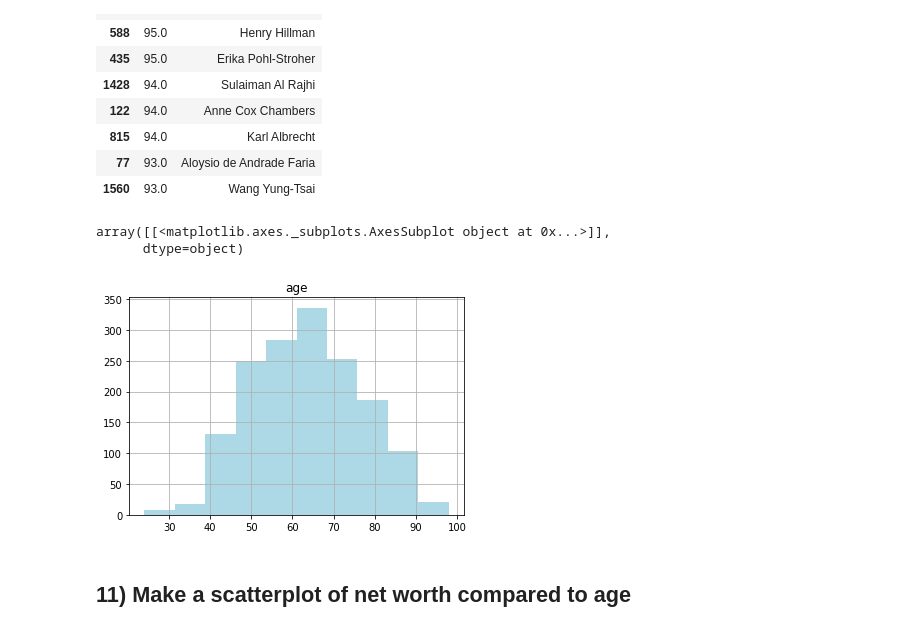
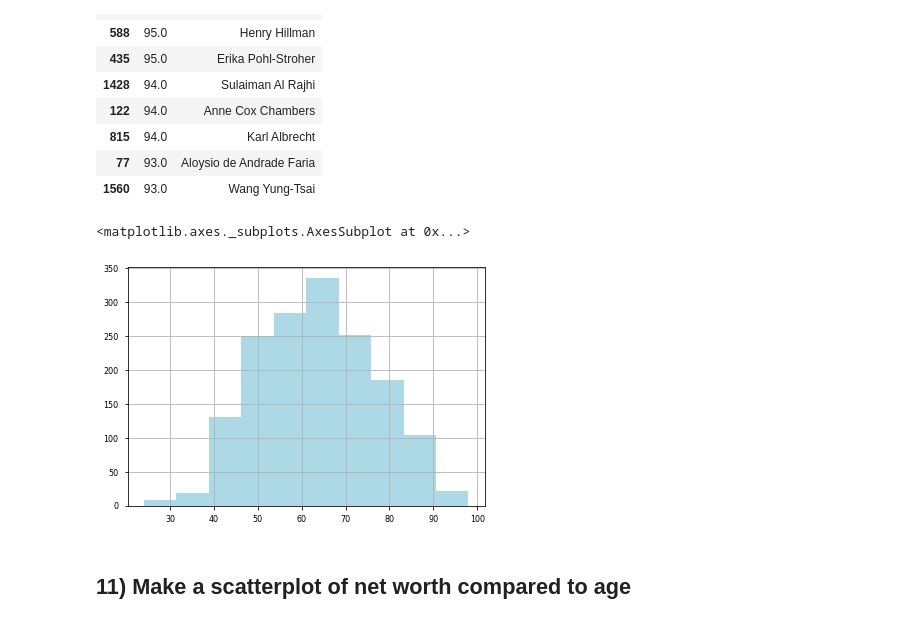
Before and after one commit to SawyerClick/foundations_homework, a Jupyter notebook: 05-homework/02-Billionaires.ipynb, the cells around one changed output. Cells and saved outputs as stored; diff of their text form; code cells hidden in the pictures.

```diff
--- a/05-homework/02-Billionaires.ipynb
+++ b/05-homework/02-Billionaires.ipynb
@@ -273,13 +277,12 @@ df[['age','name']]\
 | 77 | 93.0 | Aloysio de Andrade Faria |
 | 1560 | 93.0 | Wang Yung-Tsai |
 # %%
-df[['age','name']]\
-    .sort_values(by='age')\
+df['age']\
+    .sort_values()\
     .hist(color='lightblue')
 # %% [output]
-array([[<matplotlib.axes._subplots.AxesSubplot object at 0x...>]],
-      dtype=object)
+<matplotlib.axes._subplots.AxesSubplot at 0x...>
-[figure, old version]
+[figure, new version]
 # %% [markdown]
 ## 11) Make a scatterplot of net worth compared to age
 # %%
```
Also changed, not shown: parts of 5 cells of this notebook.
